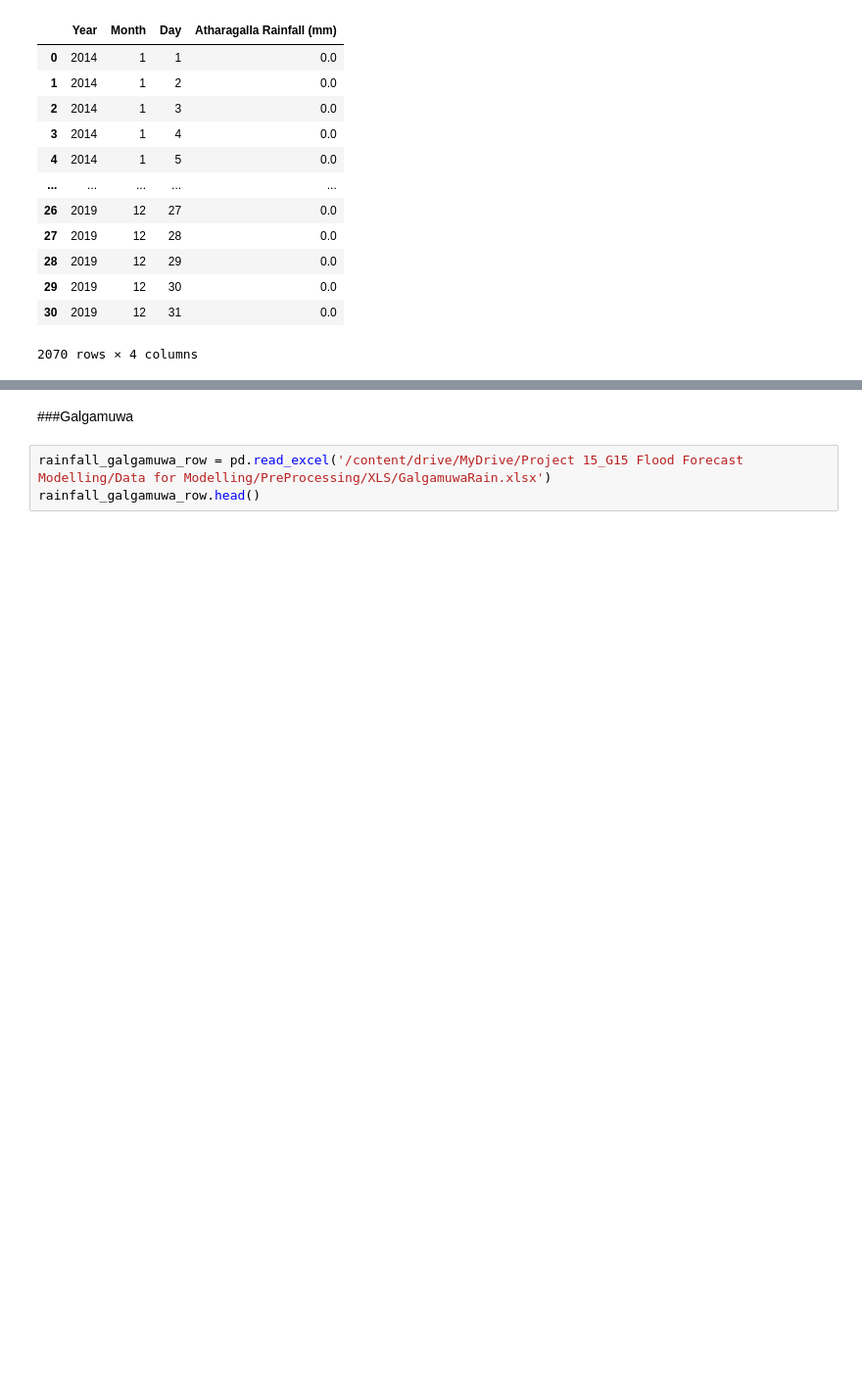
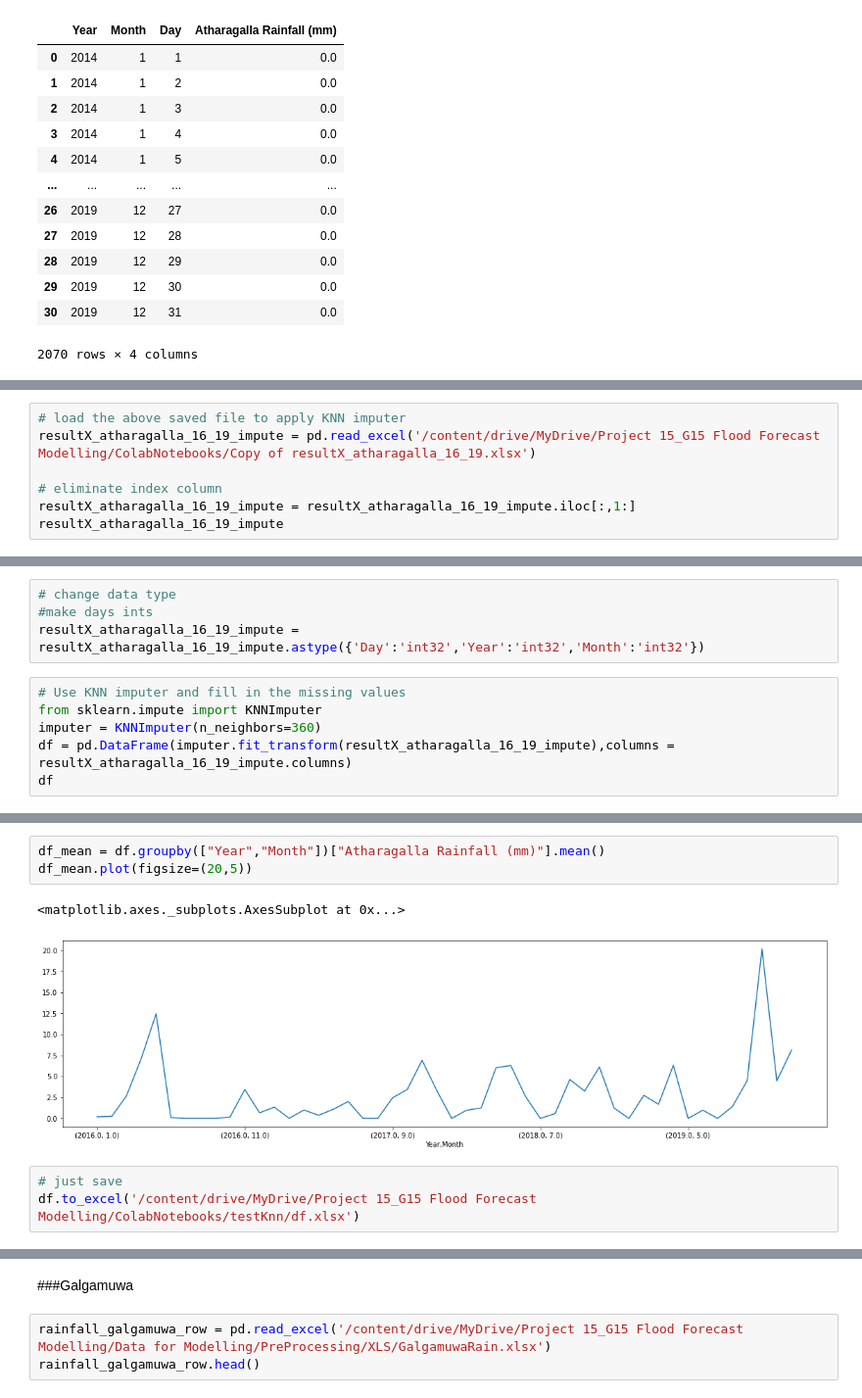
Before and after one commit to cepdnaclk/e17-6sp-Flood-Forecasting-System, a Jupyter notebook: ML/6SPdataSetPreProcess.ipynb, the cells around one changed output, grey strips where cells are left out. Shown at 98% size. Drawn from its saved outputs; the diff is of its cells as text; blank space fills up the shorter version.

Commit message:
Handled all missing data in X values

```diff
--- a/ML/6SPdataSetPreProcess.ipynb
+++ b/ML/6SPdataSetPreProcess.ipynb
@@ -735,0 +793,7 @@ resultX_atharagalla_14_19
+# %%
+# load the above saved file to apply KNN imputer
+resultX_atharagalla_16_19_impute = pd.read_excel('/content/drive/MyDrive/Project 15_G15 Flood Forecast Modelling/ColabNotebooks/Copy of resultX_atharagalla_16_19.xlsx')
+
+# eliminate index column
+resultX_atharagalla_16_19_impute = resultX_atharagalla_16_19_impute.iloc[:,1:]
+resultX_atharagalla_16_19_impute
@@ -735,0 +814,10 @@ resultX_atharagalla_14_19
+# %%
+# change data type
+#make days ints
+resultX_atharagalla_16_19_impute = resultX_atharagalla_16_19_impute.astype({'Day':'int32','Year':'int32','Month':'int32'})
+# %%
+# Use KNN imputer and fill in the missing values
+from sklearn.impute import KNNImputer
+imputer = KNNImputer(n_neighbors=360)
+df = pd.DataFrame(imputer.fit_transform(resultX_atharagalla_16_19_impute),columns = resultX_atharagalla_16_19_impute.columns)
+df
@@ -735,0 +838,9 @@ resultX_atharagalla_14_19
+# %%
+df_mean = df.groupby(["Year","Month"])["Atharagalla Rainfall (mm)"].mean()
+df_mean.plot(figsize=(20,5))
+# %% [output]
+<matplotlib.axes._subplots.AxesSubplot at 0x...>
+[figure, added]
+# %%
+# just save
+df.to_excel('/content/drive/MyDrive/Project 15_G15 Flood Forecast Modelling/ColabNotebooks/testKnn/df.xlsx')
```
Also changed, not shown: parts of 24 cells of this notebook.
